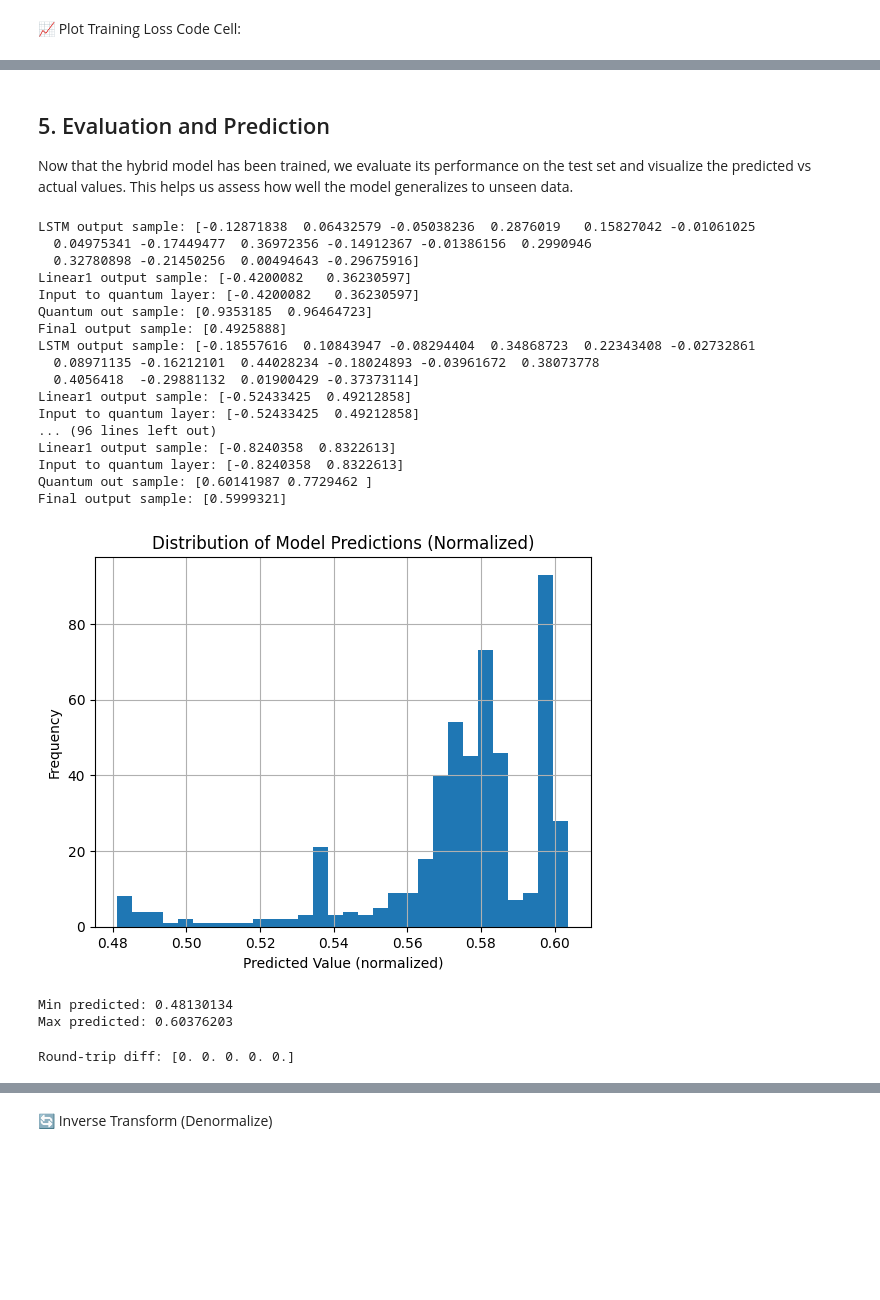
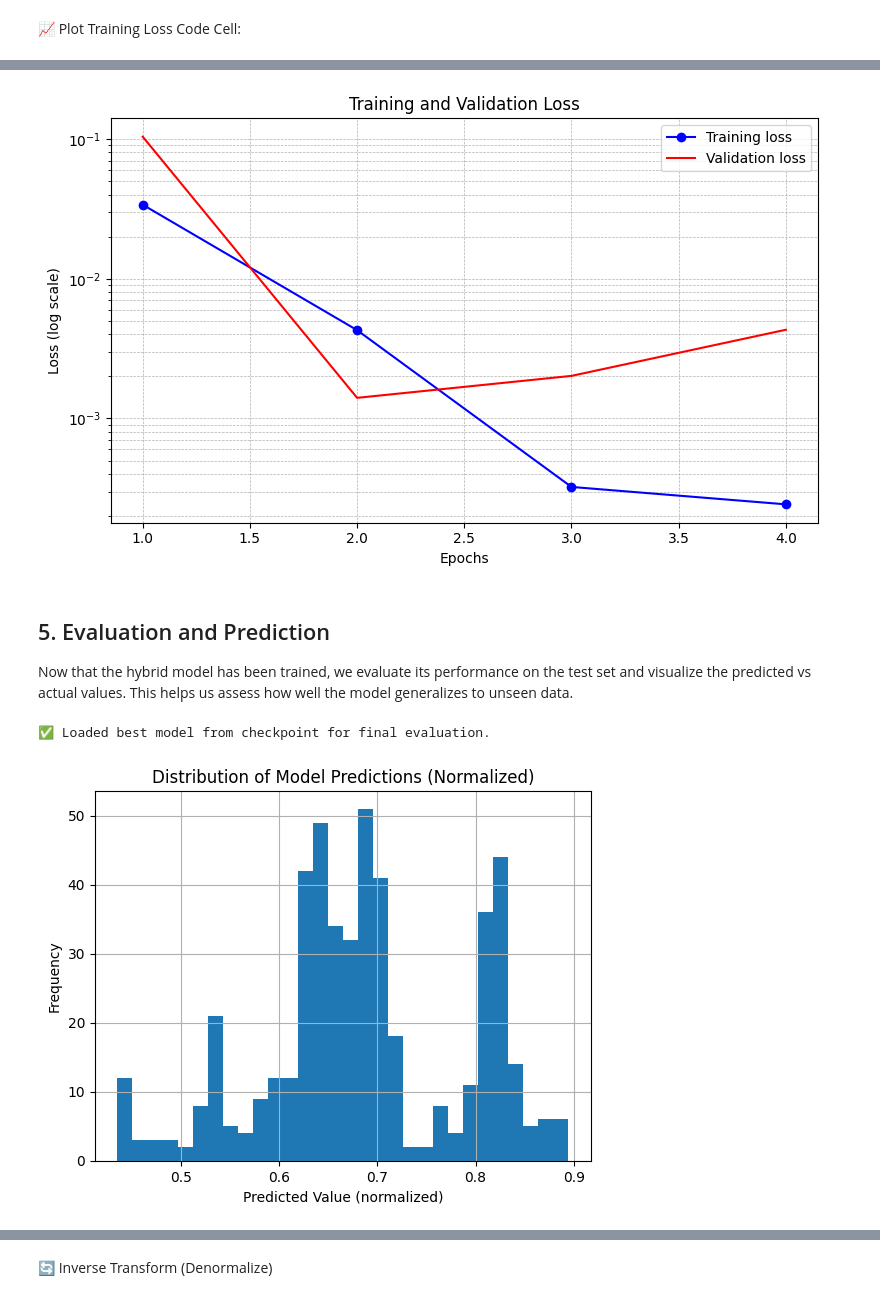
Before and after one commit to NathanPaceydev/Time-Series-Forecasting-Using-Hybrid-Quantum-Classical-Models, a Jupyter notebook: Rough work/hybrid_model.ipynb, the cells around one changed output, grey strips where cells are left out. Drawn from its saved outputs; the diff is of its cells as text; code cells hidden in the pictures; blank space fills up the shorter version.

Commit message:
updated QML with early stopping + better plotting

```diff
--- a/Rough work/hybrid_model.ipynb
+++ b/Rough work/hybrid_model.ipynb
@@ -166,7 +157,7 @@ class HybridQNN(nn.Module):
             self.quantum = QuantumLayer(n_qubits=n_qubits, q_depth=q_depth, n_rot_params=n_rot_params)
 
         self.linear2 = nn.Linear(2 * n_qubits, output_size)  # for concatenated skip connection
-        # self.output_activation = nn.Sigmoid()
+        self.output_activation = nn.Sigmoid()
 
     def forward(self, x):
         if len(x.shape) != 3:
@@ -179,22 +170,22 @@ class HybridQNN(nn.Module):
         # Apply linear layer to reduce to qubit size
         reduced = self.linear1(last_hidden)          # (batch_size, n_qubits)
 
-        print("LSTM output sample:", last_hidden[0].detach().cpu().numpy())
-        print("Linear1 output sample:", reduced[0].detach().cpu().numpy())
+        #print("LSTM output sample:", last_hidden[0].detach().cpu().numpy())
+        #print("Linear1 output sample:", reduced[0].detach().cpu().numpy())
 
         # 🔧 OPTION 4: Classical activation before quantum
         #reduced_activated = torch.relu(reduced)      # Nonlinearity before quantum
         reduced_activated = reduced   # try before quantum
 
         if self.use_quantum:
-            print("Input to quantum layer:", reduced_activated[0].detach().cpu().numpy())
+            #print("Input to quantum layer:", reduced_activated[0].detach().cpu().numpy())
             # Quantum layer processes the activated output
             quantum_out = self.quantum(reduced_activated)  # Quantum layer processes nonlinearity
-            quantum_out = torch.relu(quantum_out)          # Optional: more nonlinearity
+            #quantum_out = torch.relu(quantum_out)          # Optional: more nonlinearity
         else:
             quantum_out = reduced_activated
 
-        print("Quantum out sample:", quantum_out[0].detach().cpu().numpy())
+        #print("Quantum out sample:", quantum_out[0].detach().cpu().numpy())
 
         # 🔧 OPTION 5: Skip connection — add or concatenate
         # Option 5a: Addition
@@ -205,7 +196,7 @@ class HybridQNN(nn.Module):
 
         # Update output layer size if using concatenation
         out = self.linear2(x_out)
-        print("Final output sample:", out[0].detach().cpu().numpy())  # <-- Add here
+        #print("Final output sample:", out[0].detach().cpu().numpy())  # <-- Add here
 
         # return self.output_activation(out)
         return out
@@ -236,7 +227,12 @@ input_size = 1
 hidden_size = 16
 output_size = 1
 
-num_epochs = 3
+num_epochs = 5
+
+# === Early Stopping Config ===
+early_stop_patience = 2 # Number of epochs to wait for improvement
+best_val_loss = float('inf')
+epochs_no_improve = 0
 # %%
 
 
@@ -315,58 +325,48 @@ plt.show()
+# %%
+
+epochs = np.arange(1, len(train_losses) + 1)
+
+plt.figure(figsize=(8, 5))
+plt.plot(epochs, train_losses, 'bo-', label='Training loss')
+plt.plot(epochs, val_losses, 'r-', label='Validation loss')
+plt.yscale('log')  # Log scale for better visibility of trends
+plt.xlabel('Epochs')
+plt.ylabel('Loss (log scale)')
+plt.title('Training and Validation Loss')
+plt.legend()
+plt.grid(True, which='both', linestyle='--', linewidth=0.5)
+plt.tight_layout()
+plt.show()
+# %% [output]
+[figure, added]
 # %% [markdown]
 ## 5. Evaluation and Prediction
 
 Now that the hybrid model has been trained, we evaluate its performance on the test set and visualize the predicted vs actual values. This helps us assess how well the model generalizes to unseen data.
 # %%
+# === Load the best model for testing/prediction ===
+model.load_state_dict(torch.load("best_model.pt"))
 model.eval()
+print("✅ Loaded best model from checkpoint for final evaluation.")
+
 predictions = []
 
 with torch.no_grad():
     for X_batch, _ in test_loader:
         y_pred = model(X_batch)
         predictions.append(y_pred.detach().cpu())
 
 # Concatenate and flatten
 predictions = torch.cat(predictions).squeeze().numpy()
 y_true = y_test_tensor.squeeze().cpu().numpy()
 
 # Now plot the distribution
 plt.hist(predictions, bins=30)
 plt.title("Distribution of Model Predictions (Normalized)")
 plt.xlabel("Predicted Value (normalized)")
 plt.ylabel("Frequency")
 plt.grid(True)
 plt.show()
 # %% [output]
-LSTM output sample: [-0.12871838  0.06432579 -0.05038236  0.2876019   0.15827042 -0.01061025
-  0.04975341 -0.17449477  0.36972356 -0.14912367 -0.01386156  0.2990946
-  0.32780898 -0.21450256  0.00494643 -0.29675916]
-Linear1 output sample: [-0.4200082   0.36230597]
-Input to quantum layer: [-0.4200082   0.36230597]
-Quantum out sample: [0.9353185  0.96464723]
-Final output sample: [0.4925888]
-LSTM output sample: [-0.18557616  0.10843947 -0.08294404  0.34868723  0.22343408 -0.02732861
-  0.08971135 -0.16212101  0.44028234 -0.18024893 -0.03961672  0.38073778
-  0.4056418  -0.29881132  0.01900429 -0.37373114]
-Linear1 output sample: [-0.52433425  0.49212858]
-Input to quantum layer: [-0.52433425  0.49212858]
-... (96 lines left out)
-Linear1 output sample: [-0.8240358  0.8322613]
-Input to quantum layer: [-0.8240358  0.8322613]
-Quantum out sample: [0.60141987 0.7729462 ]
-Final output sample: [0.5999321]
+✅ Loaded best model from checkpoint for final evaluation.
-[figure, old version]
+[figure, new version]
-# %%
-print("Min predicted:", predictions.min())
-print("Max predicted:", predictions.max())
-# %% [output]
-Min predicted: 0.48130134
-Max predicted: 0.60376203
-# %%
-# Simulate round trip
-sample_normalized = predictions[:5].reshape(-1, 1)
-denormalized = scaler.inverse_transform(sample_normalized)
-
-re_normalized = scaler.transform(denormalized)
-print("Round-trip diff:", np.abs(sample_normalized - re_normalized).flatten())
-# %% [output]
-Round-trip diff: [0. 0. 0. 0. 0.]
```
Also changed, not shown: parts of 10 cells of this notebook, 2 other files.
